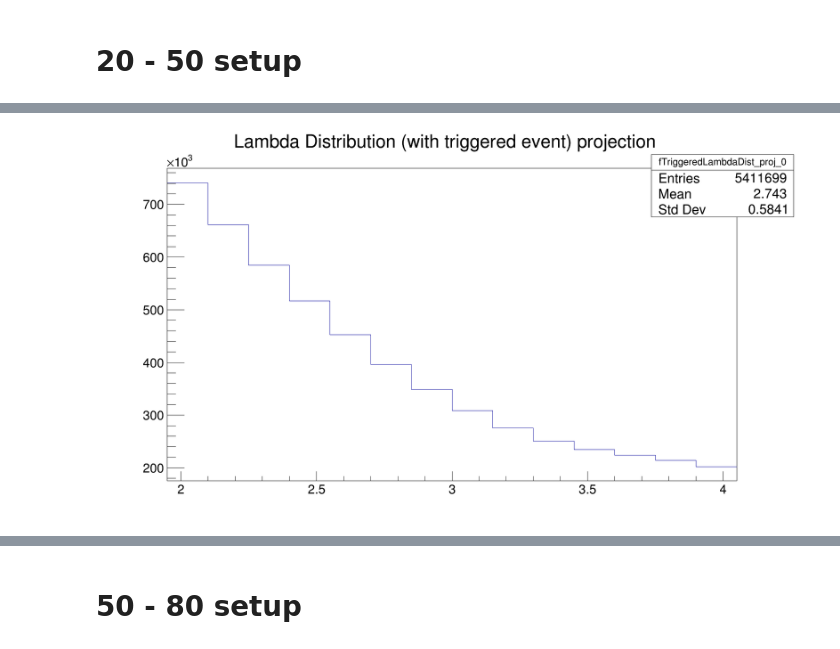
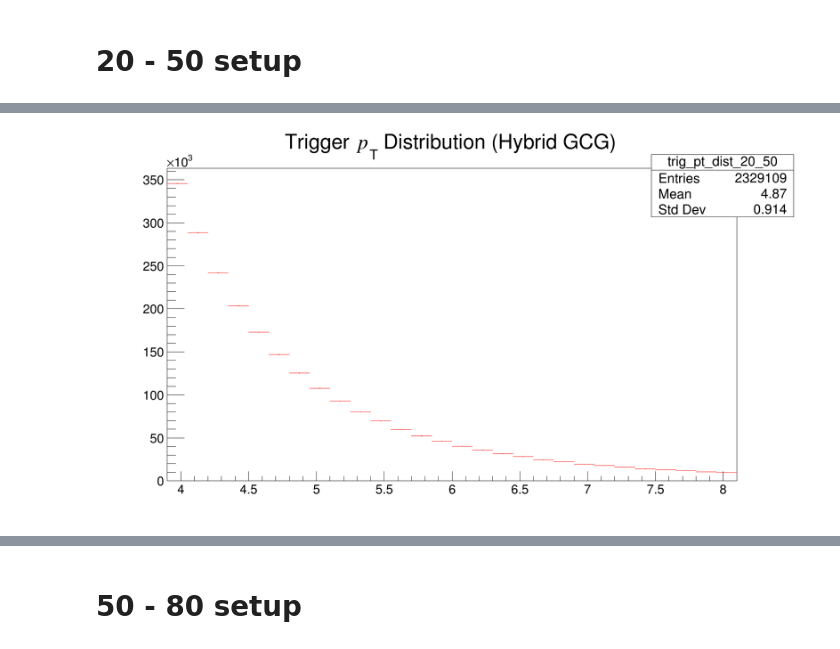
Before and after one commit to rhanniga/lambda-over-hadron, a Jupyter notebook: data/offline/full_offline_analysis.ipynb, the cells around one changed output, grey strips where cells are left out. Cells and saved outputs as stored; diff of their text form; code cells hidden in the pictures.

```diff
--- a/data/offline/full_offline_analysis.ipynb
+++ b/data/offline/full_offline_analysis.ipynb
@@ -96,0 +89,16 @@ Warning in <TROOT::Append>: Replacing existing TH1: fTriggeredLambdaDist_proj_0
+# %%
+trig_pt_dist_20_50 = trig_dist_20_50.Projection(0).Clone("trig_pt_dist_20_50")
+trig_phi_dist_20_50 = trig_dist_20_50.Projection(1).Clone("trig_phi_dist_20_50")
+trig_eta_dist_20_50 = trig_dist_20_50.Projection(2).Clone("trig_eta_dist_20_50")
+
+trig_pt_dist_20_50.SetTitle("Trigger #font[12]{p}_{T} Distribution (Hybrid GCG)")
+trig_pt_dist_20_50.Sumw2()
+trig_pt_dist_20_50.SetLineColor(rt.kRed)
+
+trig_phi_dist_20_50.SetTitle("Trigger #varphi Distribution (Hybrid GCG)")
+trig_phi_dist_20_50.Sumw2()
+trig_phi_dist_20_50.SetLineColor(rt.kRed)
+
+trig_eta_dist_20_50.SetTitle("Trigger #eta Distribution (Hybrid GCG)")
+trig_eta_dist_20_50.Sumw2()
+trig_eta_dist_20_50.SetLineColor(rt.kRed)
@@ -97,4 +109,4 @@ Warning in <TROOT::Append>: Replacing existing TH1: fTriggeredLambdaDist_proj_0
 # %%
-lambda_dist_20_50.Projection(0).Draw()
+trig_pt_dist_20_50.Draw()
 c.Draw()
 # %% [output]
@@ -102 +113 @@ Warning in <TROOT::Append>: Replacing existing TH1: fTriggeredLambdaDist_proj_0
-[figure, old version]
+[figure, new version]
```
Also changed, not shown: parts of 16 cells of this notebook.
